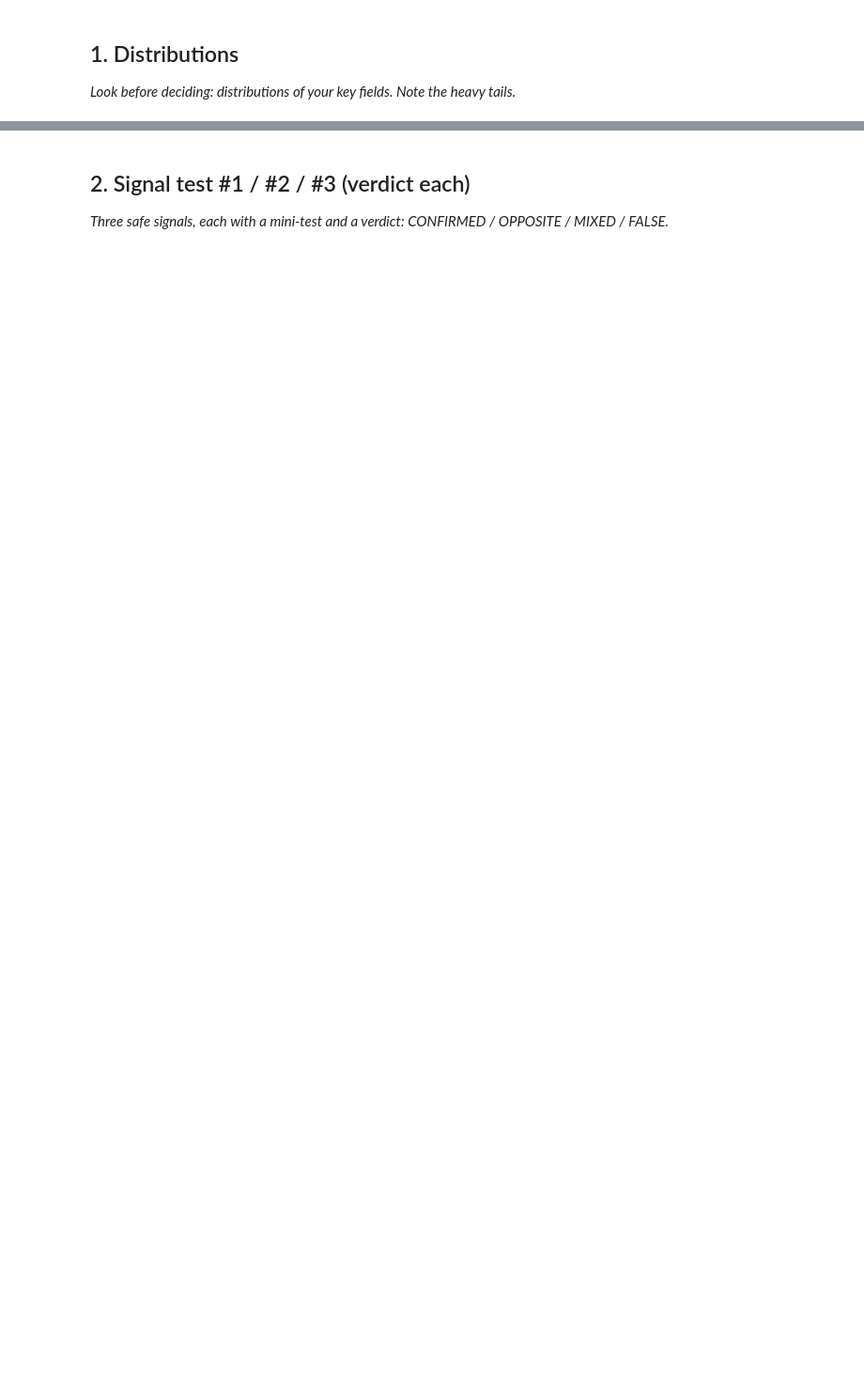
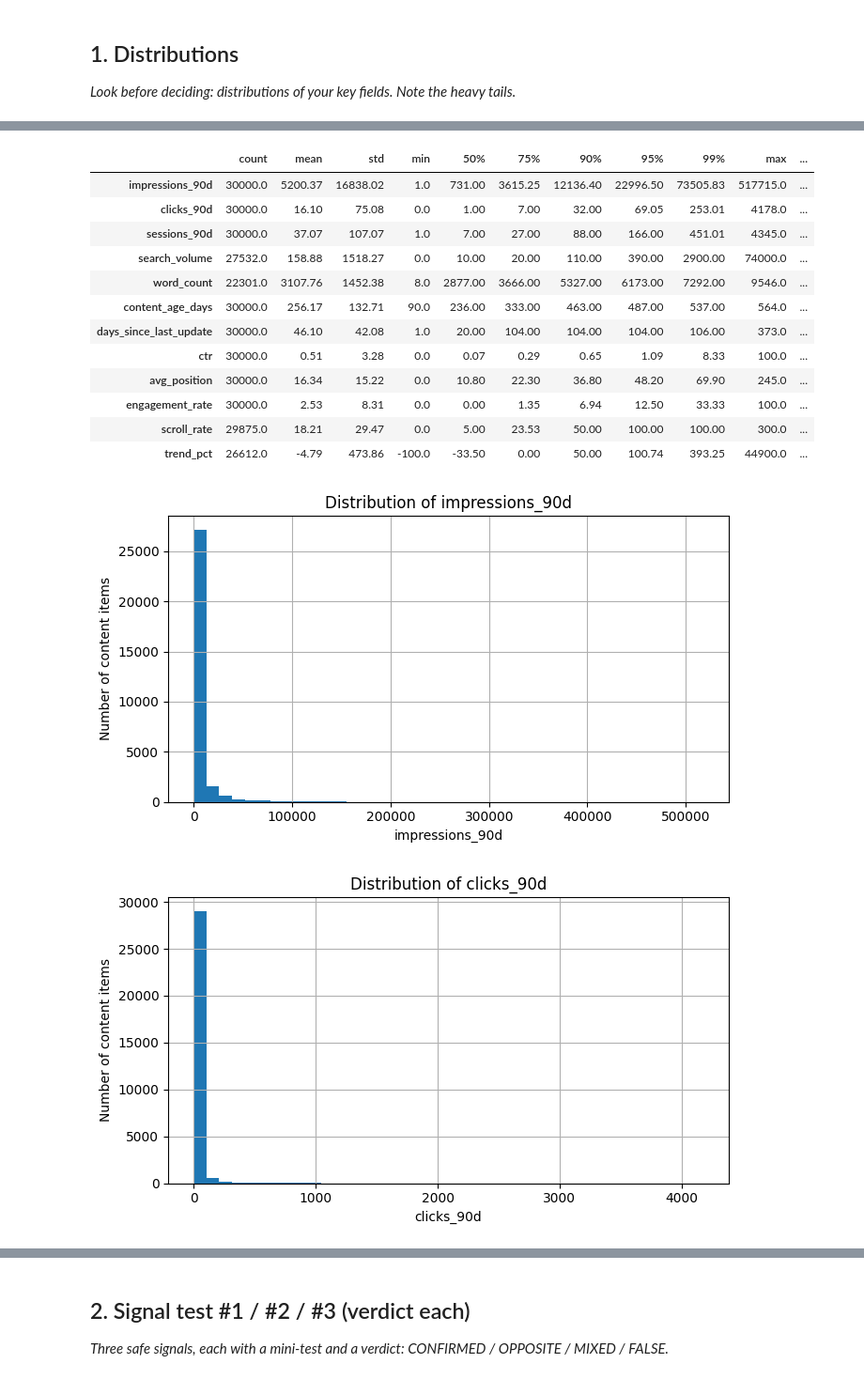
Before and after one commit to Ruchi74/flyrank-ml-internship, a Jupyter notebook: work/notebooks/w04_signal_audit.ipynb, the cells around one changed output, grey strips where cells are left out. Shown at 94% size. Saved outputs shown, nothing was run; the diff lists cells and outputs as text; code cells hidden in the pictures; blank space fills up the shorter version.

Commit message:
Complete Week 4 signal audit with results

```diff
--- a/work/notebooks/w04_signal_audit.ipynb
+++ b/work/notebooks/w04_signal_audit.ipynb
@@ -15,0 +19,69 @@ This skeleton is yours to fill. Work the sections **in order** — each one has
+# %%
+
+# Section 1: Distributions of key signals
+
+import pandas as pd
+import matplotlib.pyplot as plt
+
+# Use the dataset already loaded above
+key_columns = [
+    "impressions_90d",
+    "clicks_90d",
+    "sessions_90d",
+    "search_volume",
+    "word_count",
+    "content_age_days",
+    "days_since_last_update",
+    "ctr",
+    "avg_position",
+    "engagement_rate",
+    "scroll_rate",
+    "trend_pct"
+]
+
+# Keep only columns that exist in the dataset
+key_columns = [c for c in key_columns if c in df.columns]
+
+# Summary statistics
+summary = df[key_columns].describe(
+    percentiles=[0.50, 0.75, 0.90, 0.95, 0.99]
+).T
+
+summary["missing_count"] = df[key_columns].isna().sum()
+summary["skew"] = df[key_columns].skew(numeric_only=True)
+
+display(summary.round(2))
+
+# Plot distributions of traffic signals
+traffic_columns = [
+    c for c in [
+        "impressions_90d",
+        "clicks_90d",
+        "sessions_90d"
+    ] if c in df.columns
+]
+
+for col in traffic_columns:
+    plt.figure(figsize=(7, 4))
+    df[col].dropna().hist(bins=40)
+    plt.title(f"Distribution of {col}")
+    plt.xlabel(col)
+    plt.ylabel("Number of content items")
+    plt.tight_layout()
+    plt.show()
+# %% [output]
+|  | count | mean | std | min | 50% | 75% | 90% | 95% | 99% | max | ... |
+| impressions_90d | 30000.0 | 5200.37 | 16838.02 | 1.0 | 731.00 | 3615.25 | 12136.40 | 22996.50 | 73505.83 | 517715.0 | ... |
+| clicks_90d | 30000.0 | 16.10 | 75.08 | 0.0 | 1.00 | 7.00 | 32.00 | 69.05 | 253.01 | 4178.0 | ... |
+| sessions_90d | 30000.0 | 37.07 | 107.07 | 1.0 | 7.00 | 27.00 | 88.00 | 166.00 | 451.01 | 4345.0 | ... |
+| search_volume | 27532.0 | 158.88 | 1518.27 | 0.0 | 10.00 | 20.00 | 110.00 | 390.00 | 2900.00 | 74000.0 | ... |
+| word_count | 22301.0 | 3107.76 | 1452.38 | 8.0 | 2877.00 | 3666.00 | 5327.00 | 6173.00 | 7292.00 | 9546.0 | ... |
+| content_age_days | 30000.0 | 256.17 | 132.71 | 90.0 | 236.00 | 333.00 | 463.00 | 487.00 | 537.00 | 564.0 | ... |
+| days_since_last_update | 30000.0 | 46.10 | 42.08 | 1.0 | 20.00 | 104.00 | 104.00 | 104.00 | 106.00 | 373.0 | ... |
+| ctr | 30000.0 | 0.51 | 3.28 | 0.0 | 0.07 | 0.29 | 0.65 | 1.09 | 8.33 | 100.0 | ... |
+| avg_position | 30000.0 | 16.34 | 15.22 | 0.0 | 10.80 | 22.30 | 36.80 | 48.20 | 69.90 | 245.0 | ... |
+| engagement_rate | 30000.0 | 2.53 | 8.31 | 0.0 | 0.00 | 1.35 | 6.94 | 12.50 | 33.33 | 100.0 | ... |
+| scroll_rate | 29875.0 | 18.21 | 29.47 | 0.0 | 5.00 | 23.53 | 50.00 | 100.00 | 100.00 | 300.0 | ... |
+| trend_pct | 26612.0 | -4.79 | 473.86 | -100.0 | -33.50 | 0.00 | 50.00 | 100.74 | 393.25 | 44900.0 | ... |
+[figure, added]
+[figure, added]
```
Also changed, not shown: parts of 13 cells of this notebook.
